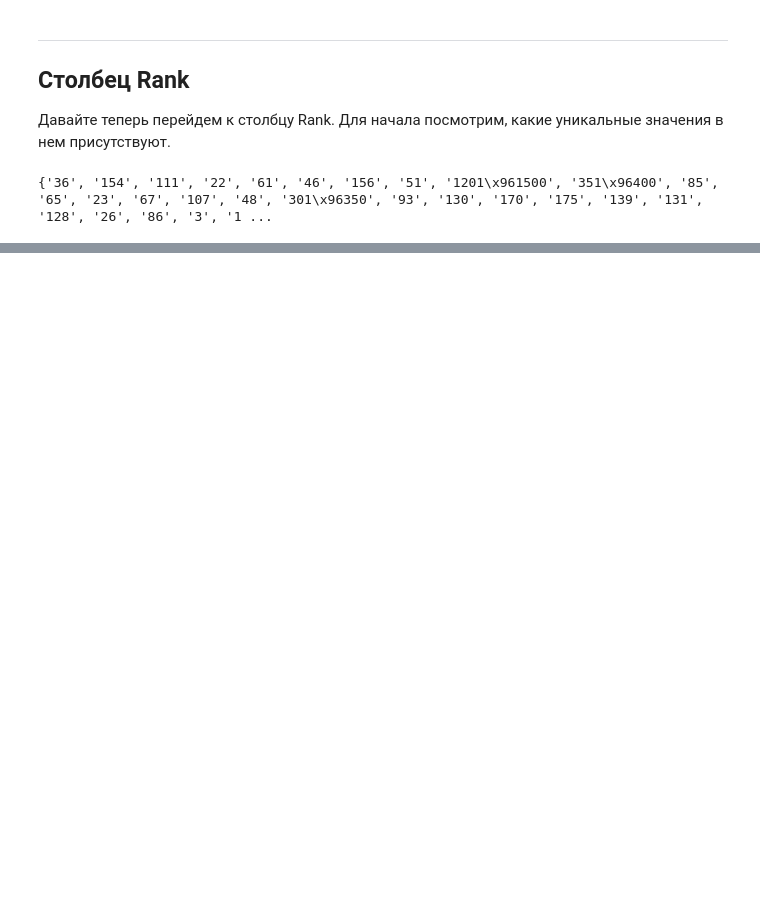
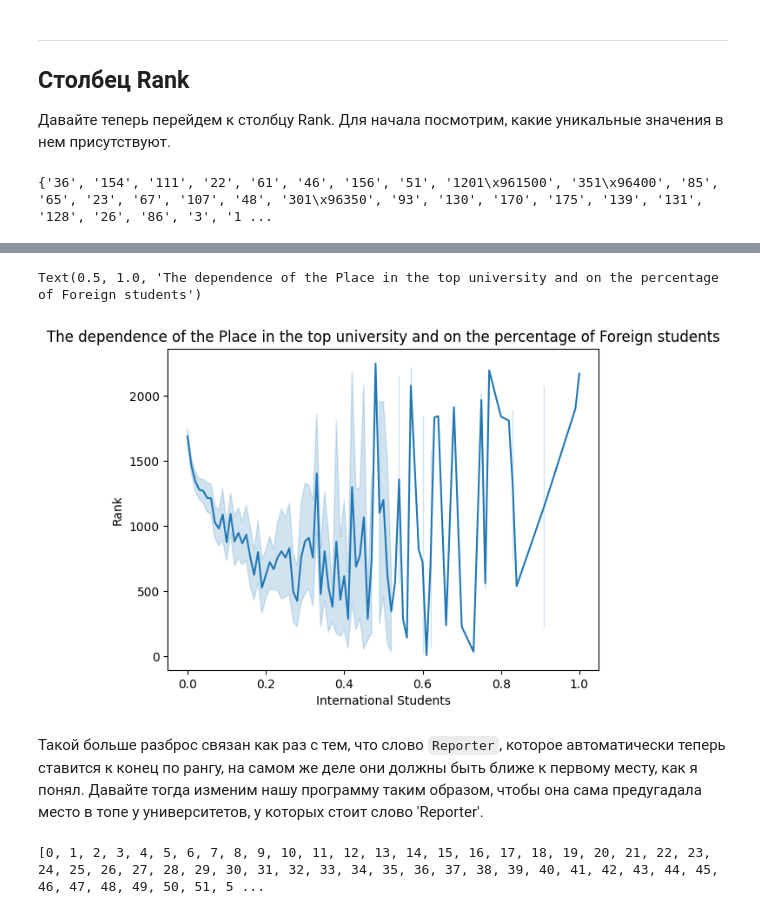
Before and after one commit to Enoki-ru/world_universities, a Jupyter notebook: main.ipynb, the cells around one changed output, grey strips where cells are left out. Cells and saved outputs as stored; diff of their text form; code cells hidden in the pictures; blank space fills up the shorter version.

```diff
--- a/main.ipynb
+++ b/main.ipynb
@@ -301,0 +339,13 @@ for index, row in db.iterrows():
+# %%
+plot=sns.lineplot(x="International Students", y="Rank",data=db)
+# plot.set(yscale='log')
+plot.set_title('The dependence of the Place in the top university and on the percentage of Foreign students')
+# %% [output]
+Text(0.5, 1.0, 'The dependence of the Place in the top university and on the percentage of Foreign students')
+[figure, added]
+# %% [markdown]
+Такой больше разброс связан как раз с тем, что слово `Reporter`, которое автоматически теперь ставится к конец по рангу, на самом же деле они должны быть ближе к первому месту, как я понял. Давайте тогда изменим нашу программу таким образом, чтобы она сама предугадала место в топе у университетов, у которых стоит слово 'Reporter'.
+# %%
+print(index_report)
+# %% [output]
+[0, 1, 2, 3, 4, 5, 6, 7, 8, 9, 10, 11, 12, 13, 14, 15, 16, 17, 18, 19, 20, 21, 22, 23, 24, 25, 26, 27, 28, 29, 30, 31, 32, 33, 34, 35, 36, 37, 38, 39, 40, 41, 42, 43, 44, 45, 46, 47, 48, 49, 50, 51, 5 ...
```
Also changed, not shown: parts of 9 cells of this notebook.
